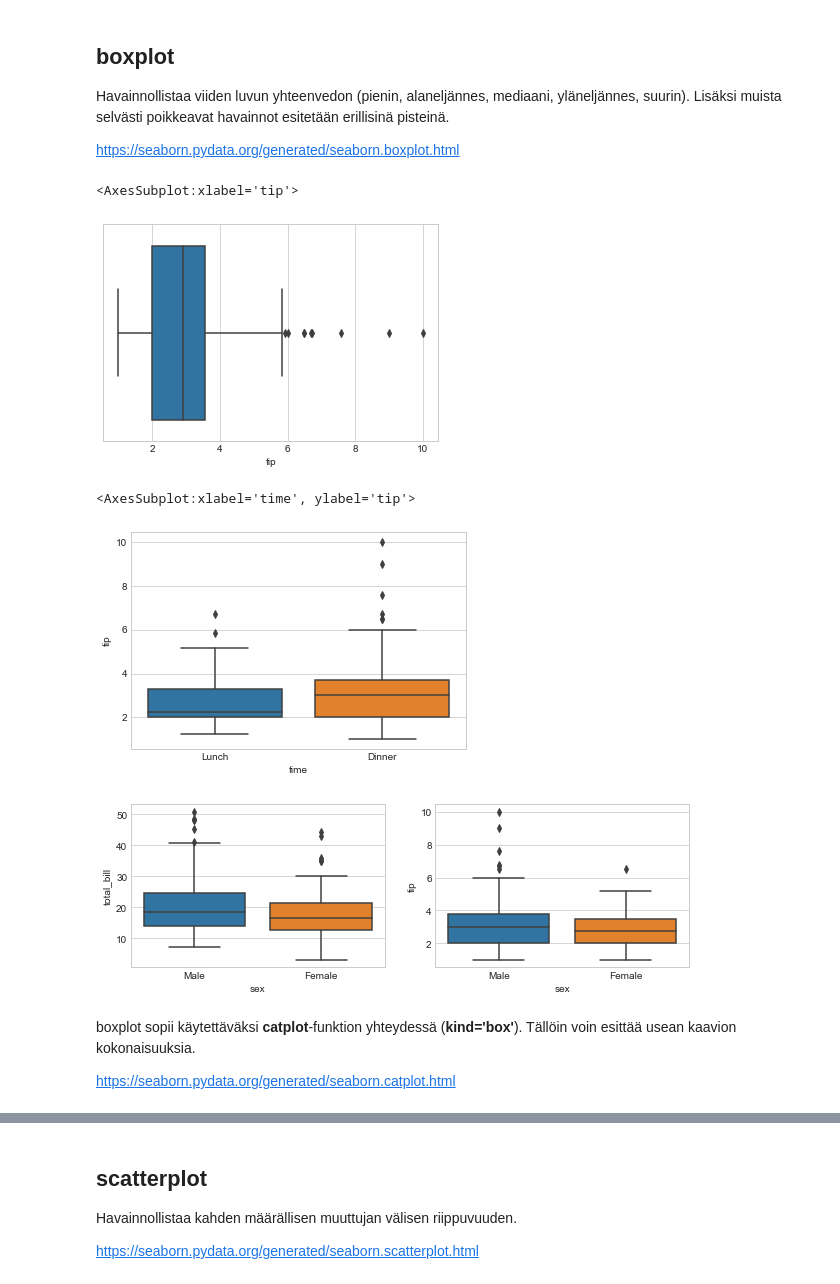
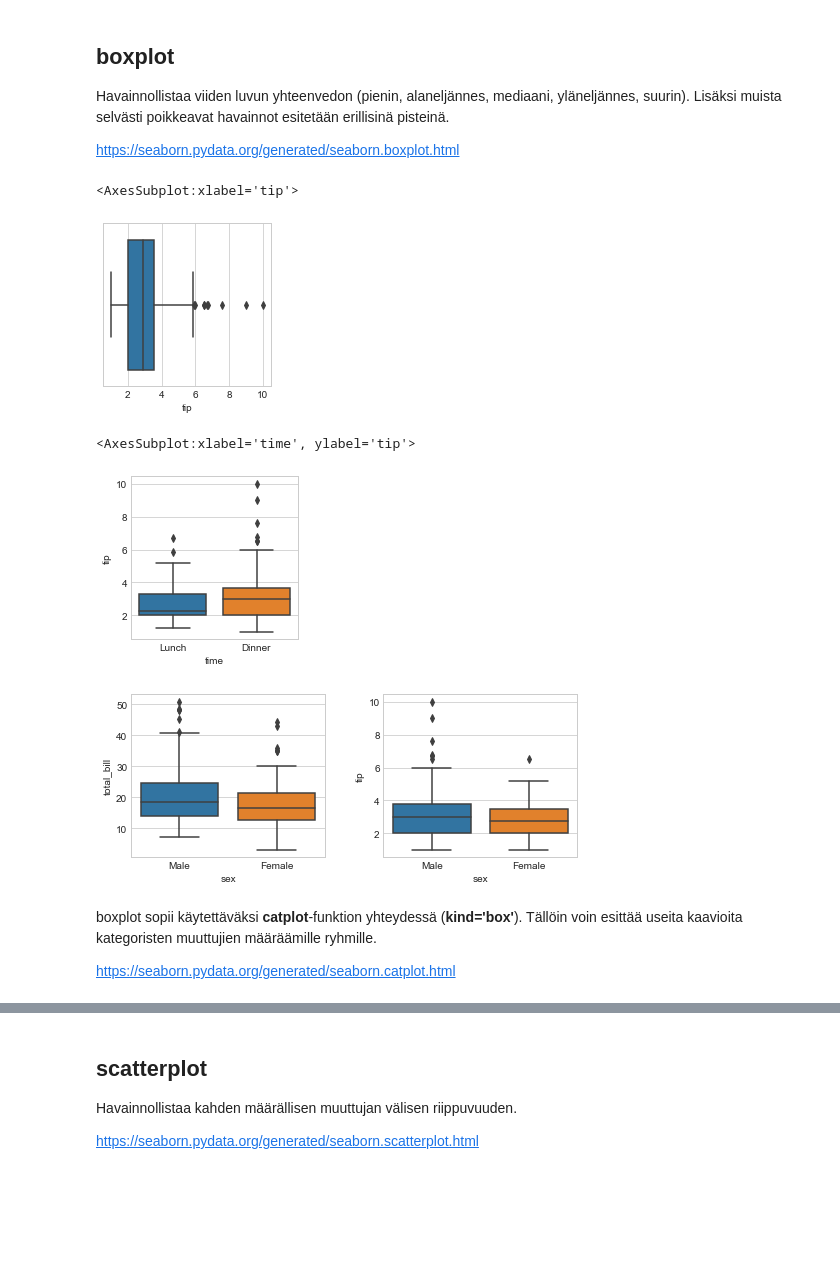
Before and after one commit to taanila/kaaviot, a Jupyter notebook: seaborn.ipynb, the cells around one changed output, grey strips where cells are left out. Drawn from its saved outputs; the diff is of its cells as text; code cells hidden in the pictures; blank space fills up the shorter version.

```diff
--- a/seaborn.ipynb
+++ b/seaborn.ipynb
@@ -195,31 +198,33 @@ Havainnollistaa viiden luvun yhteenvedon (pienin, alaneljännes, mediaani, ylän
 https://seaborn.pydata.org/generated/seaborn.boxplot.html
 # %%
 # Tipin suuruuden jakauma tunnuslukuina
+plt.figure(figsize=(3, 3))
 sns.boxplot(x='tip', data=tips)
 # %% [output]
 <AxesSubplot:xlabel='tip'>
-[figure, old version]
+[figure, new version]
 # %%
 # Tipin suuruus lounas- ja päivällisseurueille
+plt.figure(figsize=(3, 3))
 sns.boxplot(x='time', y='tip', data=tips)
 # %% [output]
 <AxesSubplot:xlabel='time', ylabel='tip'>
-[figure, old version]
+[figure, new version]
 # %%
 # boxplot() usealle muuttujalle (total_bill ja tip) sukupuolen mukaan
 
 # Kahden kaavion kokoelma
-fig3, axes3 = plt.subplots(1, 2, figsize=(10,3))
+fig, axs = plt.subplots(1, 2, figsize=(8, 3))
 
-sns.boxplot(x='sex', y='total_bill', data=tips, ax=axes3[0])
-sns.boxplot(x='sex', y='tip', data=tips, ax=axes3[1])
+sns.boxplot(x='sex', y='total_bill', data=tips, ax=axs[0])
+sns.boxplot(x='sex', y='tip', data=tips, ax=axs[1])
 
 # Kaavioiden etäisyys toisistaan
-fig2.subplots_adjust(wspace=0.4)
+fig.subplots_adjust(wspace=0.3)
 # %% [output]
-[figure, old version]
+[figure, new version]
 # %% [markdown]
-boxplot sopii käytettäväksi **catplot**-funktion yhteydessä (**kind='box'**). Tällöin voin esittää usean kaavion kokonaisuuksia.
+boxplot sopii käytettäväksi **catplot**-funktion yhteydessä (**kind='box'**). Tällöin voin esittää useita kaavioita kategoristen muuttujien määräämille ryhmille.
 
 https://seaborn.pydata.org/generated/seaborn.catplot.html
 # %%
```
Also changed, not shown: parts of 23 cells of this notebook.
